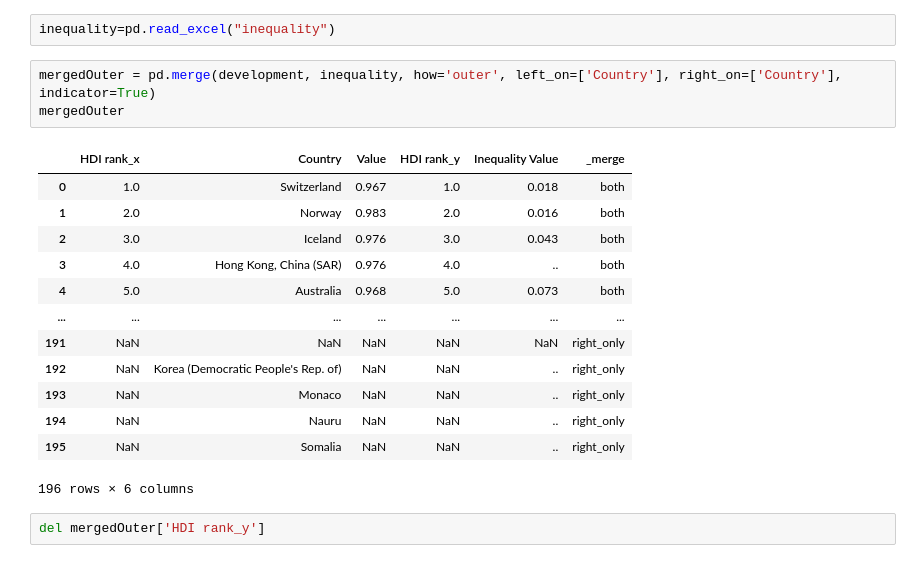
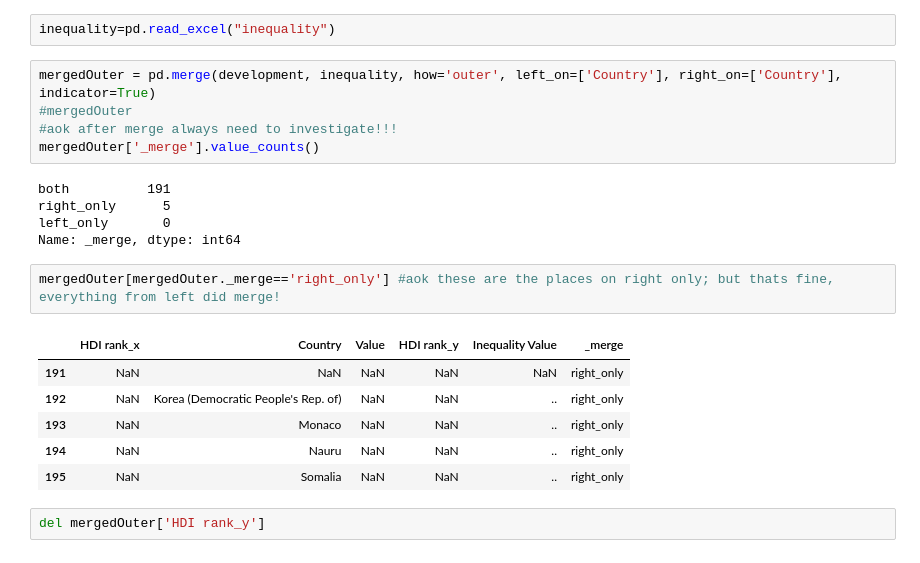
Before and after one commit to XiaoLiang28/vis, a Jupyter notebook: ps5.ipynb, the cells around one changed output. Drawn from its saved outputs; the diff is of its cells as text.

Commit message:
late submission, only partial credit

```diff
--- a/ps5.ipynb
+++ b/ps5.ipynb
@@ -90,21 +89,23 @@ urllib.request.urlretrieve("https://github.com/XiaoLiang28/Xiao/raw/main/inequal
 inequality=pd.read_excel("inequality")
 # %%
 mergedOuter = pd.merge(development, inequality, how='outer', left_on=['Country'], right_on=['Country'], indicator=True)
-mergedOuter
+#mergedOuter
+#aok after merge always need to investigate!!!
+mergedOuter['_merge'].value_counts()
 # %% [output]
-|  | HDI rank_x | Country | Value | HDI rank_y | Inequality Value | _merge |
-| 0 | 1.0 | Switzerland | 0.967 | 1.0 | 0.018 | both |
-| 1 | 2.0 | Norway | 0.983 | 2.0 | 0.016 | both |
-| 2 | 3.0 | Iceland | 0.976 | 3.0 | 0.043 | both |
-| 3 | 4.0 | Hong Kong, China (SAR) | 0.976 | 4.0 | .. | both |
-| 4 | 5.0 | Australia | 0.968 | 5.0 | 0.073 | both |
-| ... | ... | ... | ... | ... | ... | ... |
-| 191 | NaN | NaN | NaN | NaN | NaN | right_only |
-| 192 | NaN | Korea (Democratic People's Rep. of) | NaN | NaN | .. | right_only |
-| 193 | NaN | Monaco | NaN | NaN | .. | right_only |
-| 194 | NaN | Nauru | NaN | NaN | .. | right_only |
-| 195 | NaN | Somalia | NaN | NaN | .. | right_only |
-196 rows × 6 columns
+both          191
+right_only      5
+left_only       0
+Name: _merge, dtype: int64
+# %%
+mergedOuter[mergedOuter._merge=='right_only'] #aok these are the places on right only; but thats fine, everything from left did merge!
+# %% [output]
+|  | HDI rank_x | Country | Value | HDI rank_y | Inequality Value | _merge |
+| 191 | NaN | NaN | NaN | NaN | NaN | right_only |
+| 192 | NaN | Korea (Democratic People's Rep. of) | NaN | NaN | .. | right_only |
+| 193 | NaN | Monaco | NaN | NaN | .. | right_only |
+| 194 | NaN | Nauru | NaN | NaN | .. | right_only |
+| 195 | NaN | Somalia | NaN | NaN | .. | right_only |
 # %%
 del mergedOuter['HDI rank_y']
 # %%
```
Also changed, not shown: parts of 4 cells of this notebook.
